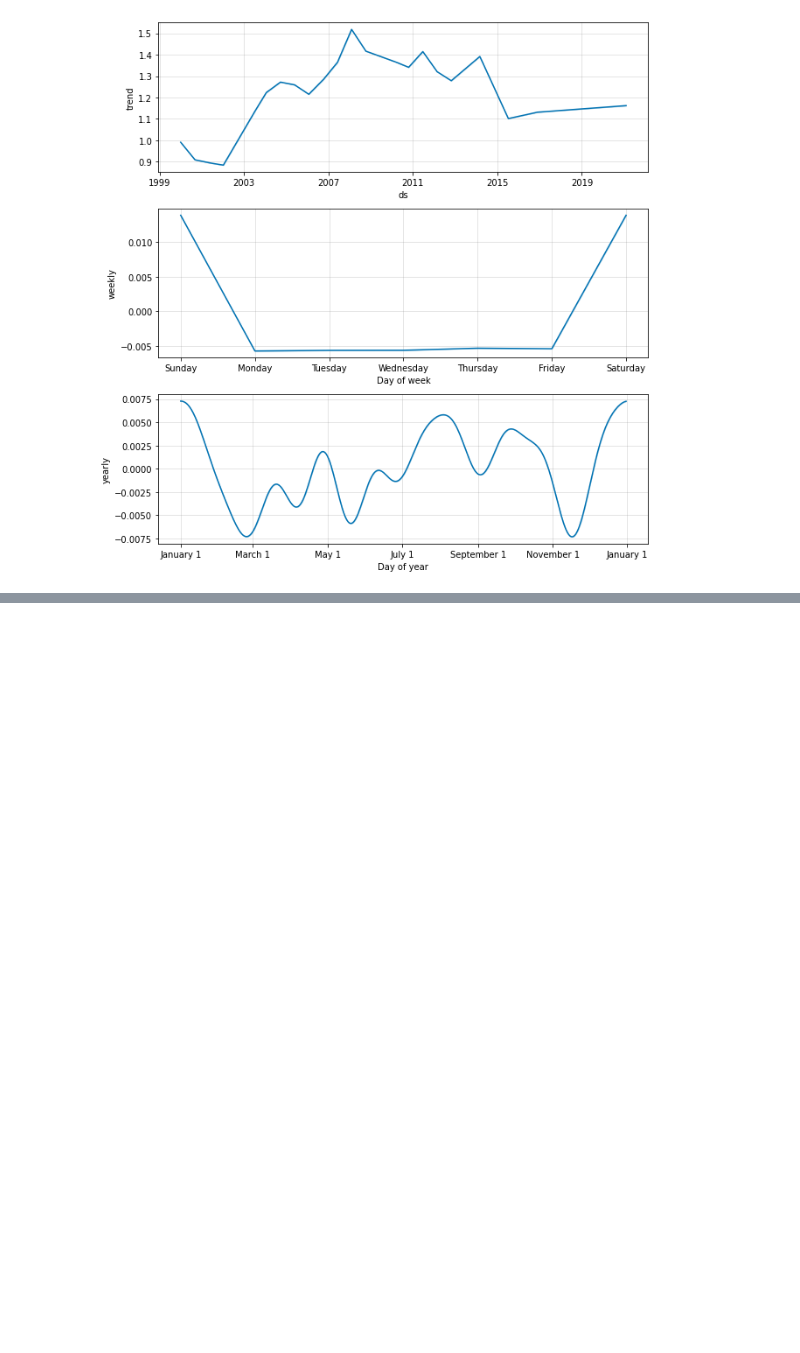
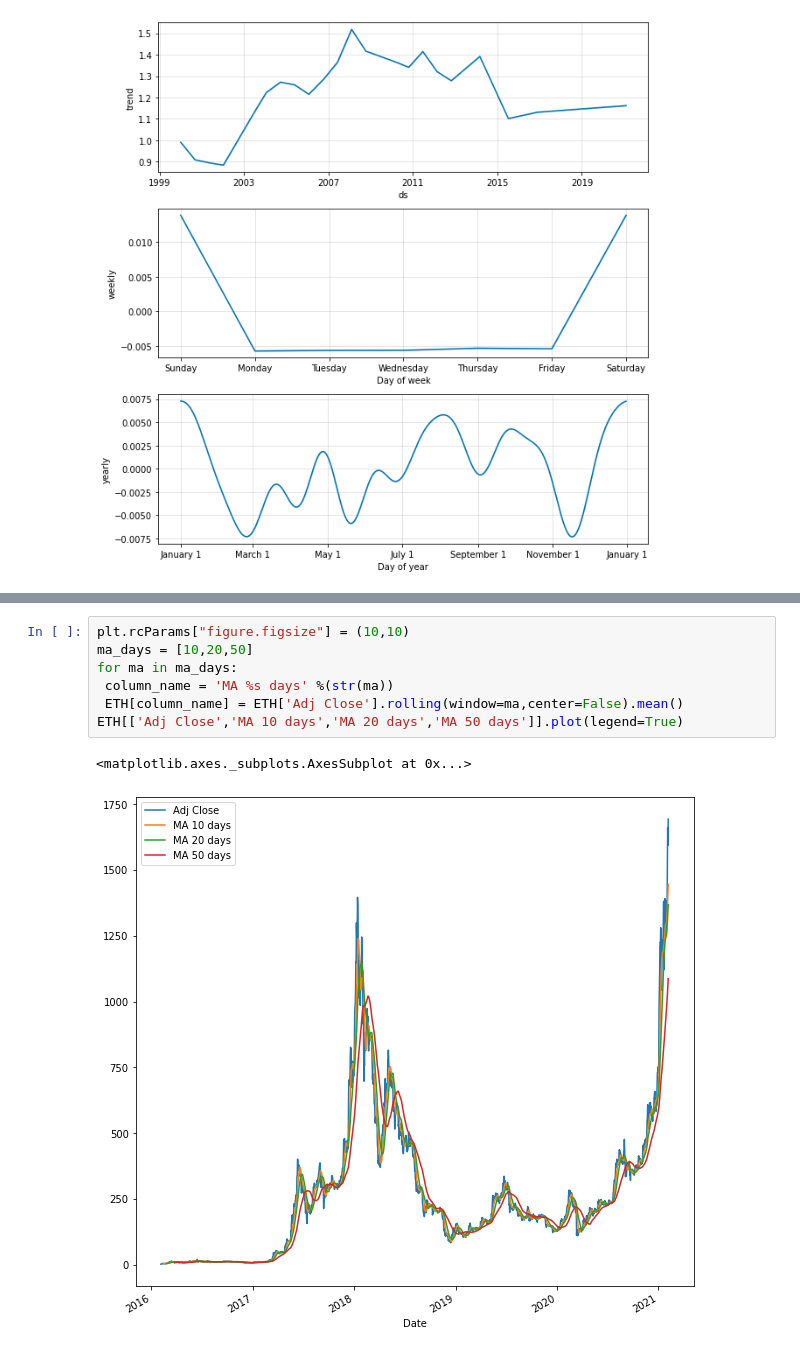
Before and after one commit to Smartsie/Invest, a Jupyter notebook: Invest_with_Currency.ipynb, the cells around one changed output, grey strips where cells are left out. Drawn from its saved outputs; the diff is of its cells as text; blank space fills up the shorter version.

```diff
--- a/Invest_with_Currency.ipynb
+++ b/Invest_with_Currency.ipynb
@@ -682,0 +717,10 @@ plt.show()
+# %%
+plt.rcParams["figure.figsize"] = (10,10)
+ma_days = [10,20,50]
+for ma in ma_days:
+ column_name = 'MA %s days' %(str(ma))
+ ETH[column_name] = ETH['Adj Close'].rolling(window=ma,center=False).mean()
+ETH[['Adj Close','MA 10 days','MA 20 days','MA 50 days']].plot(legend=True)
+# %% [output]
+<matplotlib.axes._subplots.AxesSubplot at 0x...>
+[figure, added]
```
Also changed, not shown: parts of 24 cells of this notebook.
